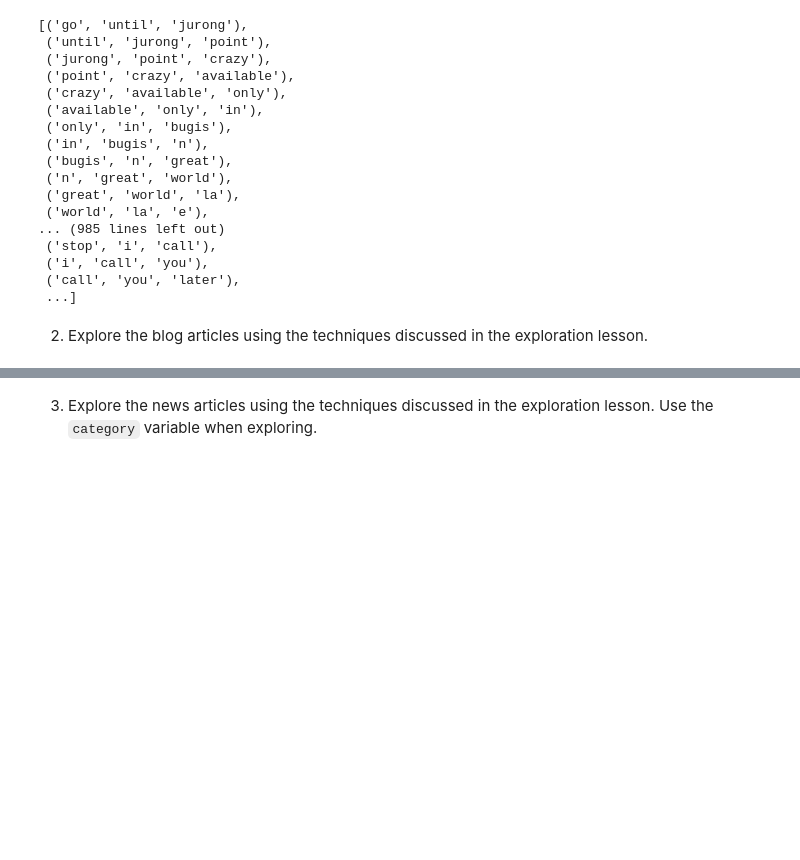
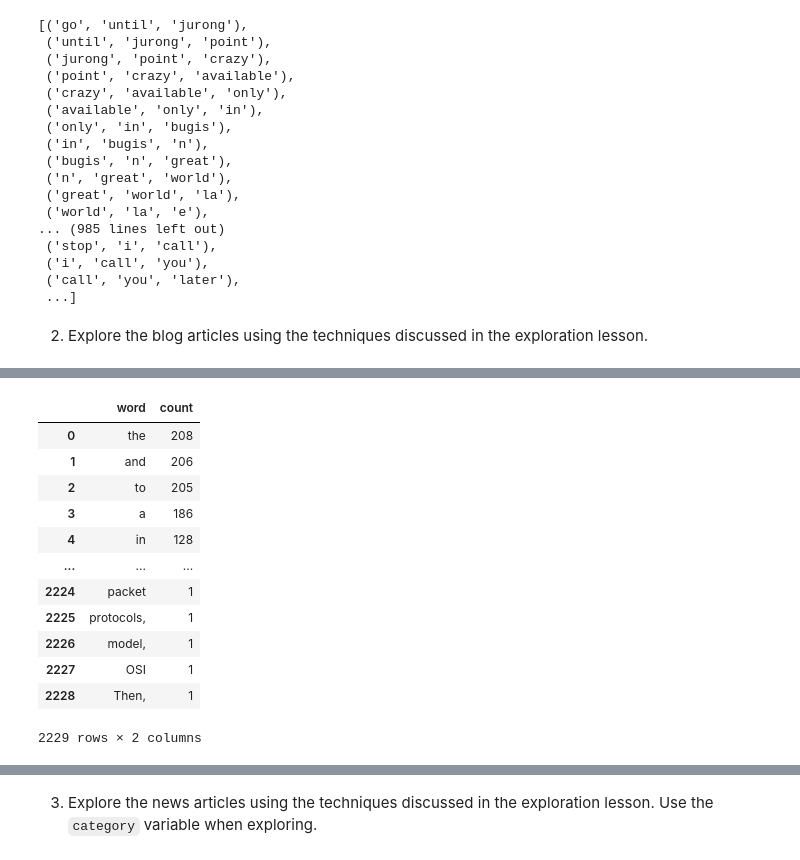
Before and after one commit to david-rodriguez-siller/natural-language-processing-exercises, a Jupyter notebook: explore_exercises.ipynb, the cells around one changed output, grey strips where cells are left out. Drawn from its saved outputs; the diff is of its cells as text; code cells hidden in the pictures; blank space fills up the shorter version.

```diff
--- a/explore_exercises.ipynb
+++ b/explore_exercises.ipynb
@@ -160,0 +190,5 @@ list(nltk.trigrams(ham_words.split()))
+# %%
+blog_words = ' '.join(codeup_df.content)
+# %%
+blog_freq = pd.Series(blog_words.split()).value_counts()
+blog_freq
@@ -160,0 +208,19 @@ list(nltk.trigrams(ham_words.split()))
+# %%
+blog_counts = pd.DataFrame(blog_freq.fillna(0).astype(int))
+blog_counts = blog_counts.reset_index()
+blog_counts.rename(columns = {'index': 'word', 0:'count'}, inplace = True)
+blog_counts
+# %% [output]
+|  | word | count |
+| 0 | the | 208 |
+| 1 | and | 206 |
+| 2 | to | 205 |
+| 3 | a | 186 |
+| 4 | in | 128 |
+| ... | ... | ... |
+| 2224 | packet | 1 |
+| 2225 | protocols, | 1 |
+| 2226 | model, | 1 |
+| 2227 | OSI | 1 |
+| 2228 | Then, | 1 |
+2229 rows × 2 columns
```
Also changed, not shown: parts of 13 cells of this notebook.
